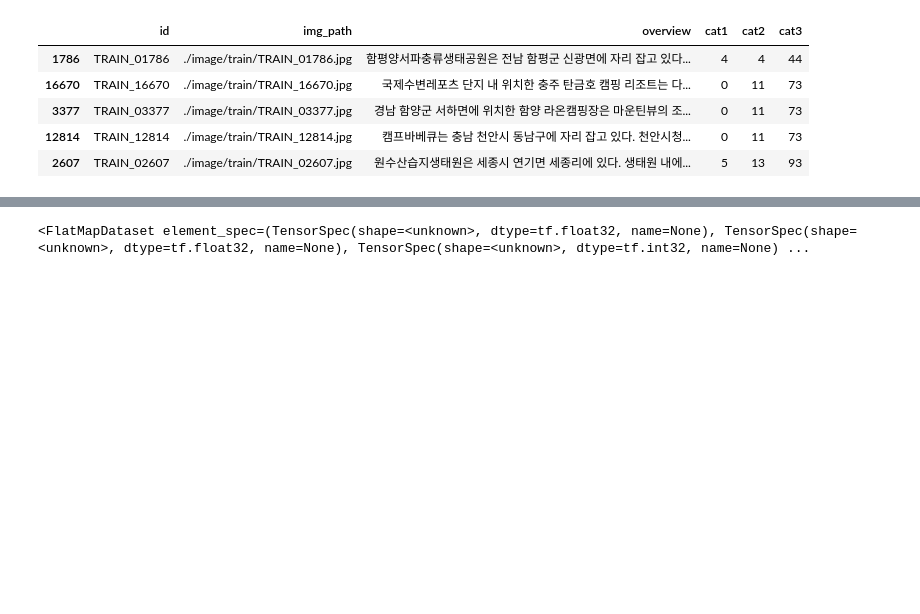
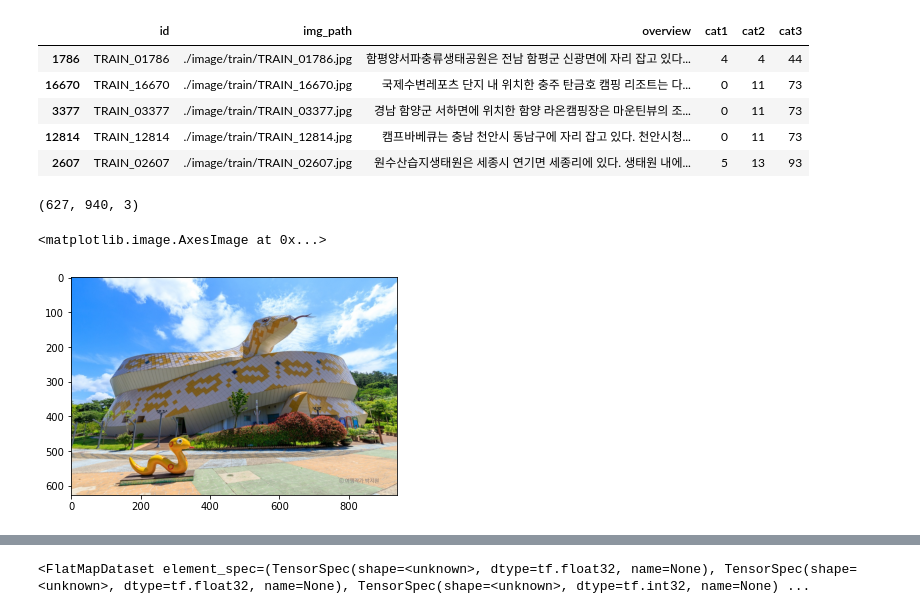
Before and after one commit to yeoyyeoyyyu/tourism_data_cls, a Jupyter notebook: keras_model.ipynb, the cells around one changed output, grey strips where cells are left out. Saved outputs shown, nothing was run; the diff lists cells and outputs as text; code cells hidden in the pictures; blank space fills up the shorter version.

```diff
--- a/keras_model.ipynb
+++ b/keras_model.ipynb
@@ -170,3 +207,14 @@ df_train.head()
 | 3377 | TRAIN_03377 | ./image/train/TRAIN_03377.jpg | 경남 함양군 서하면에 위치한 함양 라온캠핑장은 마운틴뷰의 조... | 0 | 11 | 73 |
 | 12814 | TRAIN_12814 | ./image/train/TRAIN_12814.jpg | 캠프바베큐는 충남 천안시 동남구에 자리 잡고 있다. 천안시청... | 0 | 11 | 73 |
 | 2607 | TRAIN_02607 | ./image/train/TRAIN_02607.jpg | 원수산습지생태원은 세종시 연기면 세종리에 있다. 생태원 내에... | 5 | 13 | 93 |
+# %%
+import cv2
+src = cv2.imread(df_train.values[0][1])
+src.shape
+# %% [output]
+(627, 940, 3)
+# %%
+plt.imshow(src[..., (2, 1, 0)])
+# %% [output]
+<matplotlib.image.AxesImage at 0x...>
+[figure, added]
```
Also changed, not shown: parts of 10 cells of this notebook.
